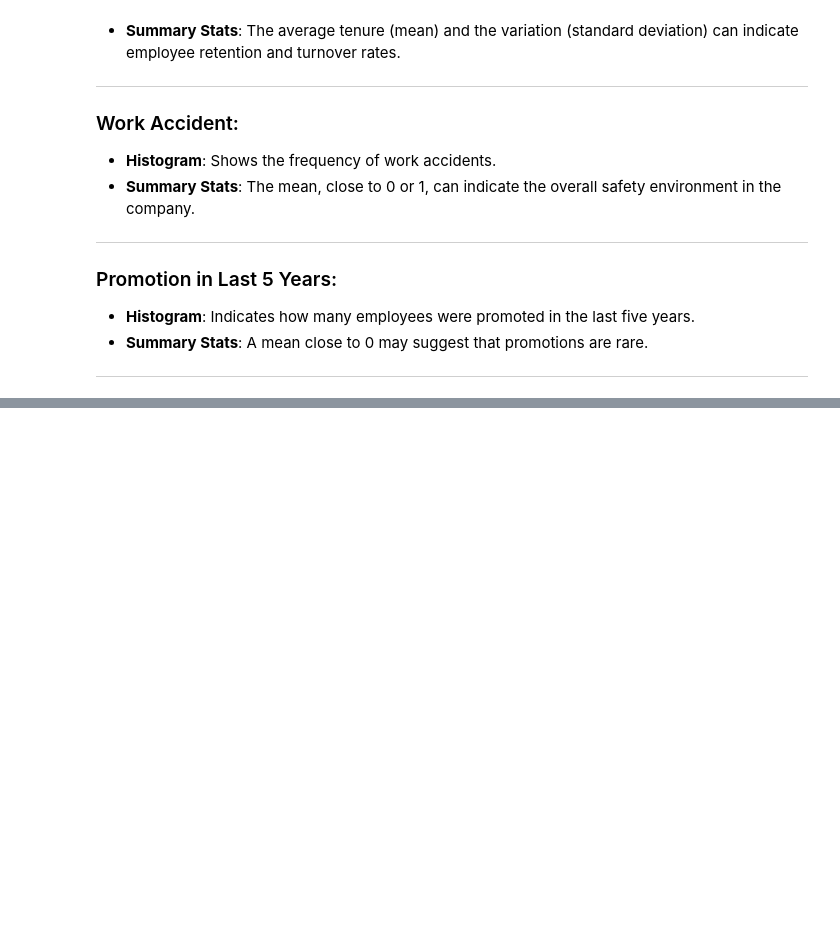
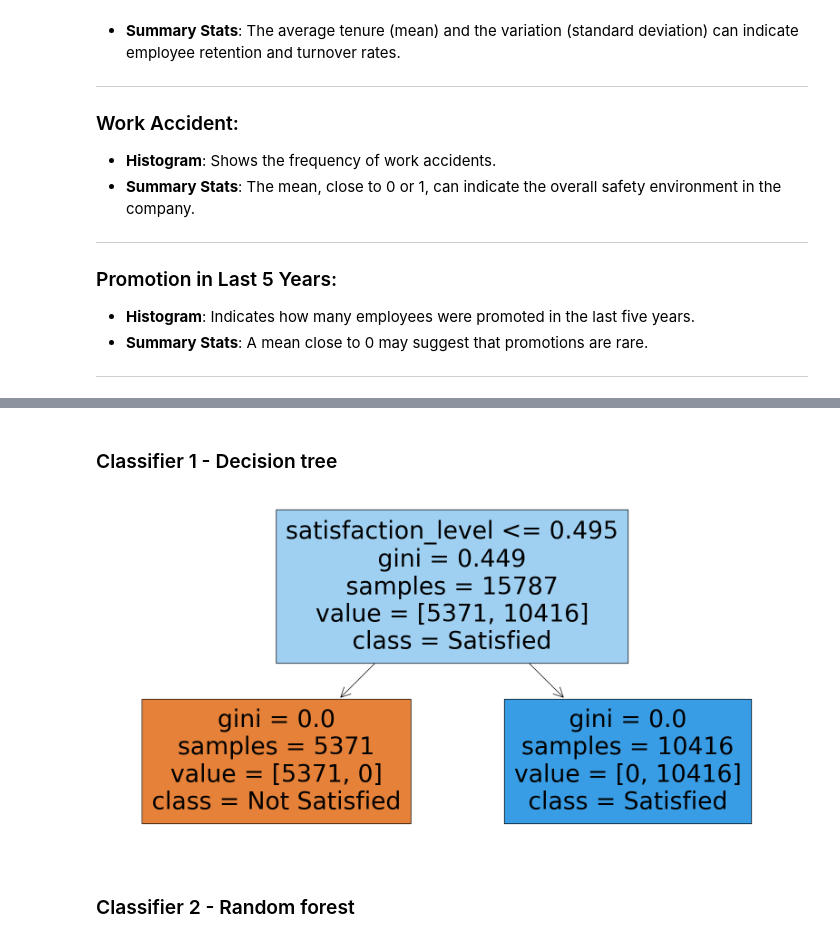
Before and after one commit to baiukov/Employees-satisfaction, a Jupyter notebook: SPZIZ.ipynb, the cells around one changed output, grey strips where cells are left out. Cells and saved outputs as stored; diff of their text form; code cells hidden in the pictures; blank space fills up the shorter version.

```diff
--- a/SPZIZ.ipynb
+++ b/SPZIZ.ipynb
@@ -238,0 +360,35 @@ Maximum Value: 1.0
+# %% [markdown]
+### Classifier 1 - Decision tree
+# %%
+import pandas as pd
+from sklearn.tree import DecisionTreeClassifier, plot_tree
+from sklearn.model_selection import train_test_split
+from sklearn.preprocessing import LabelEncoder
+import matplotlib.pyplot as plt
+
+# Read your CSV file into a DataFrame
+df = pd.read_csv('Employee_Attrition_new.csv')
+
+# Selecting features and target
+features = ['time_spend_company', 'satisfaction_level', 'number_project']
+target = 'is_satisfied'
+
+# Encoding categorical variables if any (not applicable in this case)
+
+# Splitting the data into features (X) and target (y)
+X = df[features]
+y = df[target]
+
+# Train a decision tree classifier
+dt_classifier = DecisionTreeClassifier(max_depth=5)  # Limiting depth for simplicity in visualization
+dt_classifier.fit(X, y)
+
+# Plotting the decision tree
+plt.figure(figsize=(20,10))
+plot_tree(dt_classifier, feature_names=features, class_names=['Not Satisfied', 'Satisfied'], filled=True)
+
+plt.show()
+# %% [output]
+[figure, added]
+# %% [markdown]
+### Classifier 2 - Random forest
```
Also changed, not shown: parts of 21 cells of this notebook.
